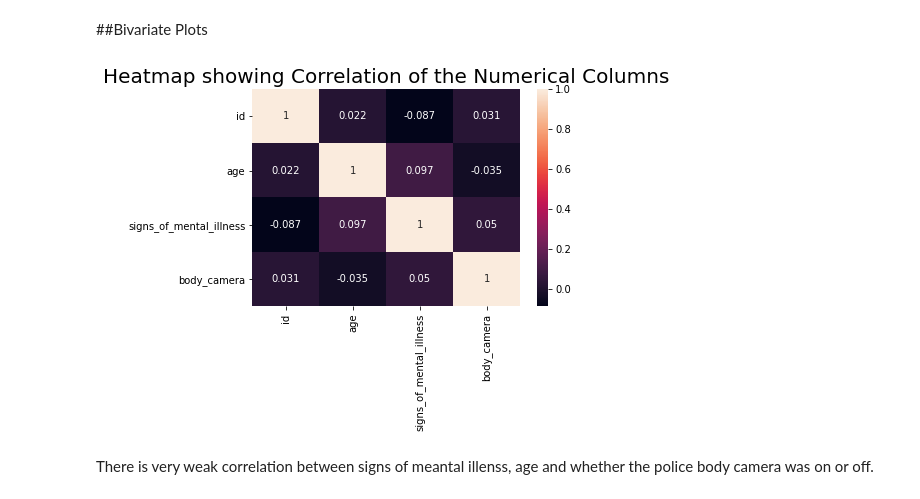
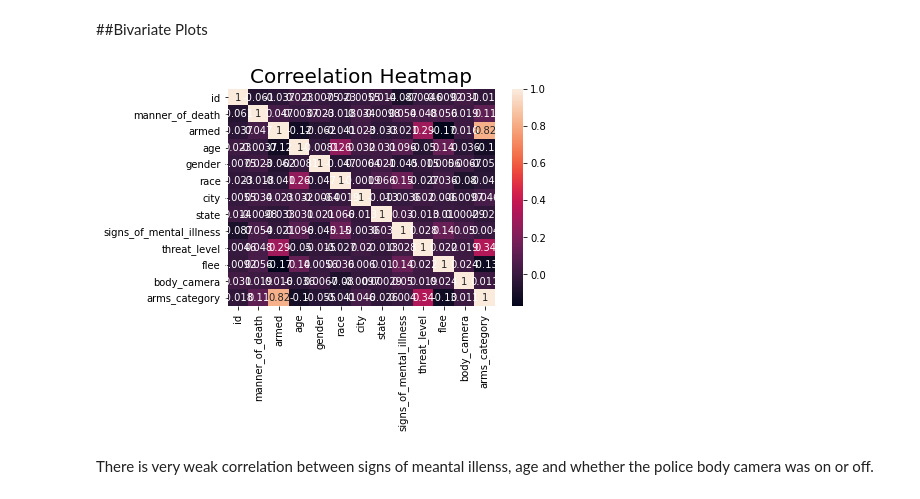
Before and after one commit to MachukaJoy/US_Police_Shootings_Analysis, a Jupyter notebook: US_POLICE_SHOOTING2.ipynb, the cells around one changed output. Cells and saved outputs as stored; diff of their text form; code cells hidden in the pictures.

```diff
--- a/US_POLICE_SHOOTING.ipynb
+++ b/US_POLICE_SHOOTING2.ipynb
@@ -279,3 +286,15 @@ df.drop(['Unnamed: 0'],axis=1,inplace = True)
+# %%
+#create a copy of label encoded data
+#label encoding columns defined as cols to change type.
+from sklearn.preprocessing import LabelEncoder
+le=LabelEncoder()
+cols = ['manner_of_death', 'armed', 'age', 'gender',
+       'race', 'city', 'state', 'signs_of_mental_illness', 'threat_level',
+       'flee', 'body_camera', 'arms_category']
+#making a copy of original dataset to be label encoded.
+df_copy=df.copy()
+for i in cols:
+  df_copy[i]=le.fit_transform(df_copy[i])
 # %% [markdown]
 # **7. Exploratory Analysis**
 # %% [markdown]
@@ -443,13 +462,13 @@ df.groupby('body_camera').body_camera.count().plot(title = 'What distribution of
 ##Bivariate Plots
 # %%
 #Calculating the correlation
-corr = df.corr()
+corr = df_copy.corr()
 plt.figure()
 sns.heatmap(corr, xticklabels=corr.columns, yticklabels=corr.columns, annot=True)
-plt.title('Heatmap showing Correlation of the Numerical Columns', fontsize = 20)
+plt.title('Correelation Heatmap', fontsize = 20)
 plt.show()
 # %% [output]
-[figure, old version]
+[figure, new version]
 # %% [markdown]
 There is very weak correlation between signs of meantal illenss, age and whether the police body camera was on or off.
 # %%
```
Also changed, not shown: parts of 18 cells of this notebook.
